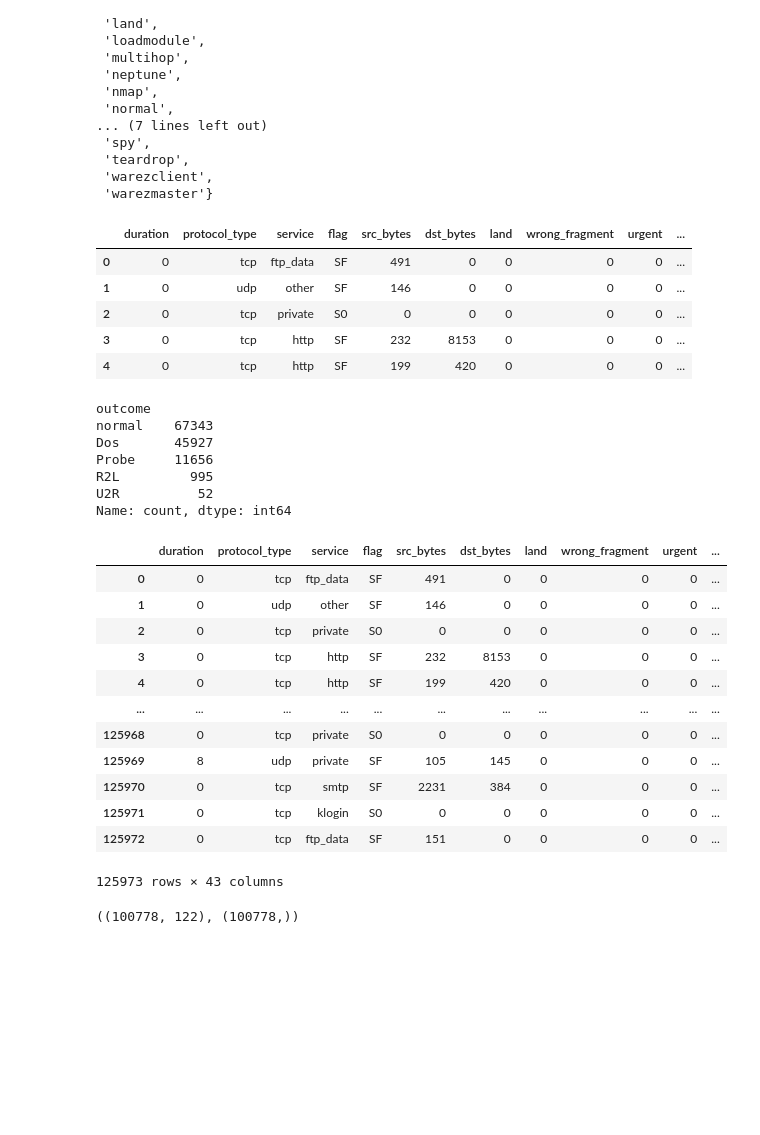
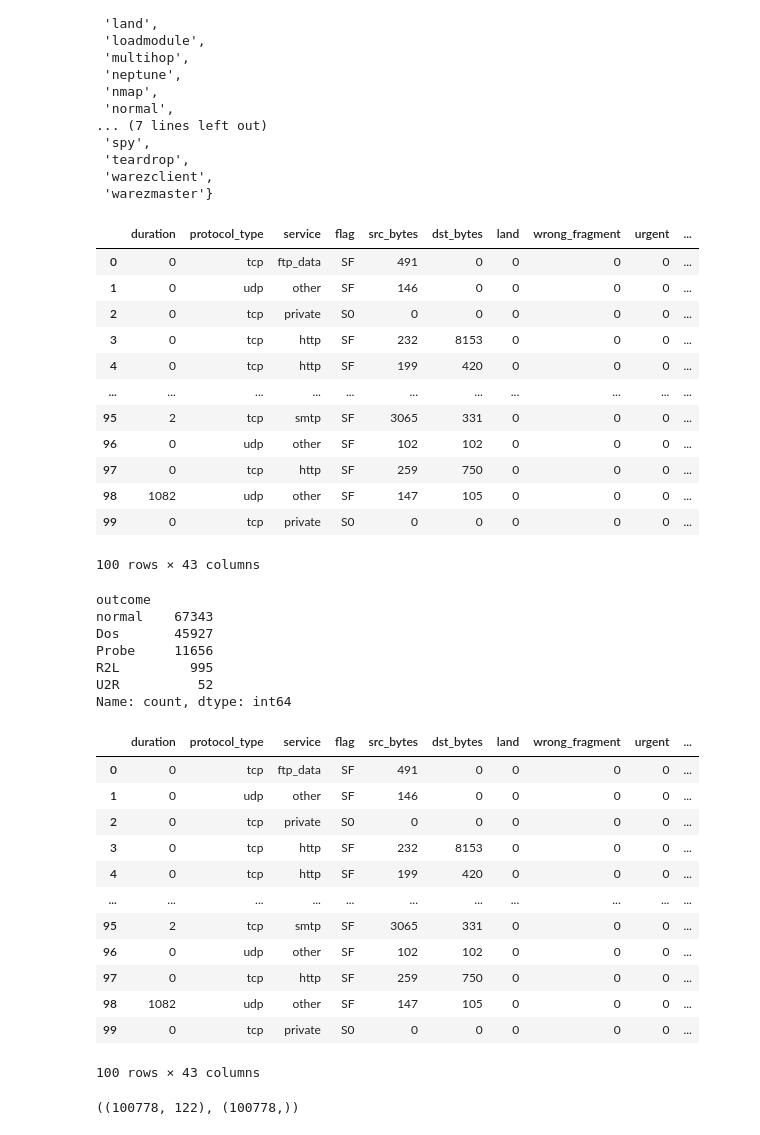
Before and after one commit to Tek-nr/InstructionDetectionSystem, a Jupyter notebook: IntrusionDetectionSystem.ipynb, the cells around one changed output. Cells and saved outputs as stored; diff of their text form; code cells hidden in the pictures; blank space fills up the shorter version.

```diff
--- a/IntrusionDetectionSystem.ipynb
+++ b/IntrusionDetectionSystem.ipynb
@@ -563,14 +563,21 @@ def change_label(df):
 # %%
 df_class = change_label(df_class)
 # %%
-df_class.head()
+df_class.head(100)
 # %% [output]
 |  | duration | protocol_type | service | flag | src_bytes | dst_bytes | land | wrong_fragment | urgent | ... |
 | 0 | 0 | tcp | ftp_data | SF | 491 | 0 | 0 | 0 | 0 | ... |
 | 1 | 0 | udp | other | SF | 146 | 0 | 0 | 0 | 0 | ... |
 | 2 | 0 | tcp | private | S0 | 0 | 0 | 0 | 0 | 0 | ... |
 | 3 | 0 | tcp | http | SF | 232 | 8153 | 0 | 0 | 0 | ... |
 | 4 | 0 | tcp | http | SF | 199 | 420 | 0 | 0 | 0 | ... |
+| ... | ... | ... | ... | ... | ... | ... | ... | ... | ... | ... |
+| 95 | 2 | tcp | smtp | SF | 3065 | 331 | 0 | 0 | 0 | ... |
+| 96 | 0 | udp | other | SF | 102 | 102 | 0 | 0 | 0 | ... |
+| 97 | 0 | tcp | http | SF | 259 | 750 | 0 | 0 | 0 | ... |
+| 98 | 1082 | udp | other | SF | 147 | 105 | 0 | 0 | 0 | ... |
+| 99 | 0 | tcp | private | S0 | 0 | 0 | 0 | 0 | 0 | ... |
+100 rows × 43 columns
 # %%
 df_class.outcome.value_counts()
 # %% [output]
@@ -586,7 +593,7 @@ LE = LabelEncoder()
 attack_LE= LabelEncoder()
 df_class['outcome'] = attack_LE.fit_transform(df_class["outcome"])
 # %%
-df_class
+df_class.head(100)
 # %% [output]
 |  | duration | protocol_type | service | flag | src_bytes | dst_bytes | land | wrong_fragment | urgent | ... |
 | 0 | 0 | tcp | ftp_data | SF | 491 | 0 | 0 | 0 | 0 | ... |
@@ -595,12 +602,12 @@ df_class
 | 3 | 0 | tcp | http | SF | 232 | 8153 | 0 | 0 | 0 | ... |
 | 4 | 0 | tcp | http | SF | 199 | 420 | 0 | 0 | 0 | ... |
 | ... | ... | ... | ... | ... | ... | ... | ... | ... | ... | ... |
-| 125968 | 0 | tcp | private | S0 | 0 | 0 | 0 | 0 | 0 | ... |
-| 125969 | 8 | udp | private | SF | 105 | 145 | 0 | 0 | 0 | ... |
-| 125970 | 0 | tcp | smtp | SF | 2231 | 384 | 0 | 0 | 0 | ... |
-| 125971 | 0 | tcp | klogin | S0 | 0 | 0 | 0 | 0 | 0 | ... |
-| 125972 | 0 | tcp | ftp_data | SF | 151 | 0 | 0 | 0 | 0 | ... |
+| 95 | 2 | tcp | smtp | SF | 3065 | 331 | 0 | 0 | 0 | ... |
+| 96 | 0 | udp | other | SF | 102 | 102 | 0 | 0 | 0 | ... |
+| 97 | 0 | tcp | http | SF | 259 | 750 | 0 | 0 | 0 | ... |
+| 98 | 1082 | udp | other | SF | 147 | 105 | 0 | 0 | 0 | ... |
+| 99 | 0 | tcp | private | S0 | 0 | 0 | 0 | 0 | 0 | ... |
-125973 rows × 43 columns
+100 rows × 43 columns
 # %%
 def preprocess(df):
     df_num = df.drop(cat_cols, axis=1)
```
Also changed, not shown: parts of 8 cells of this notebook.
